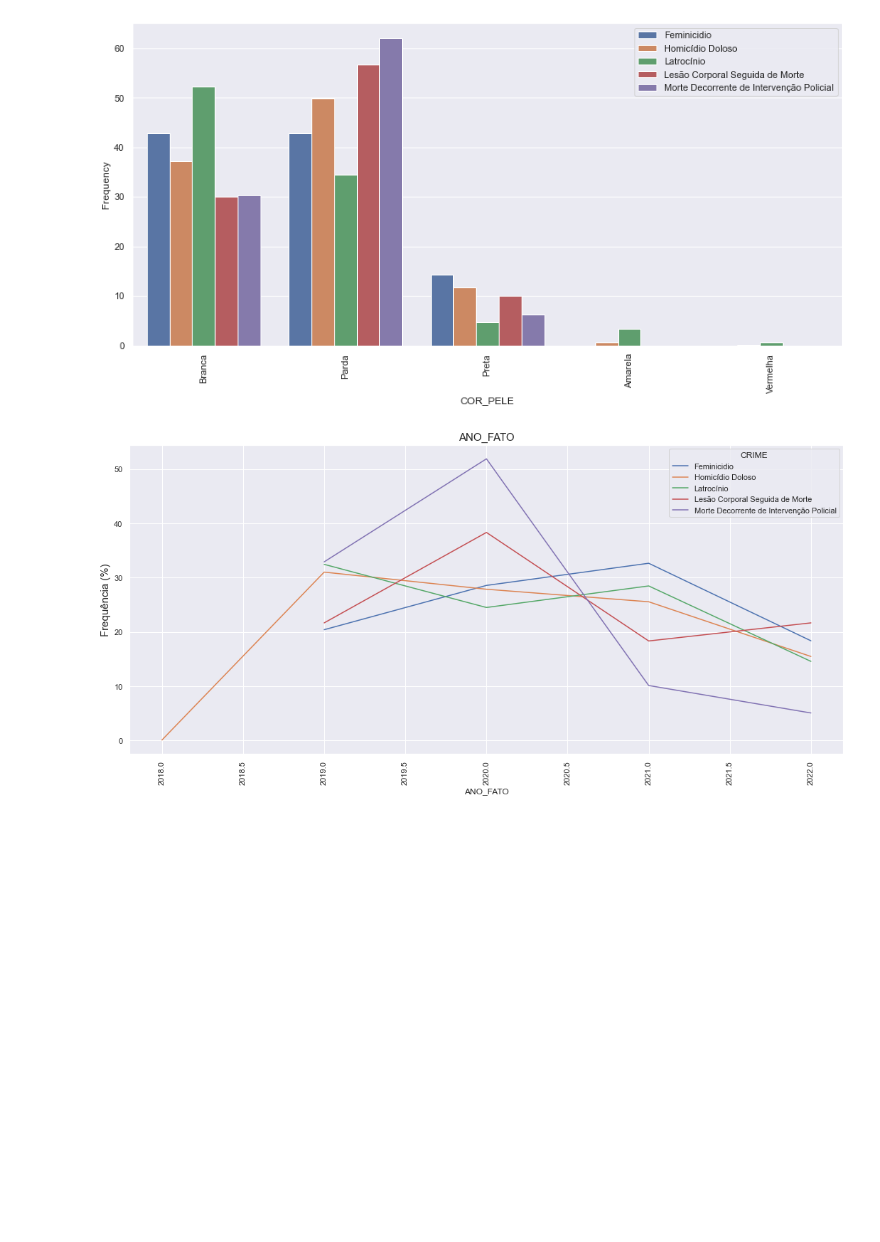
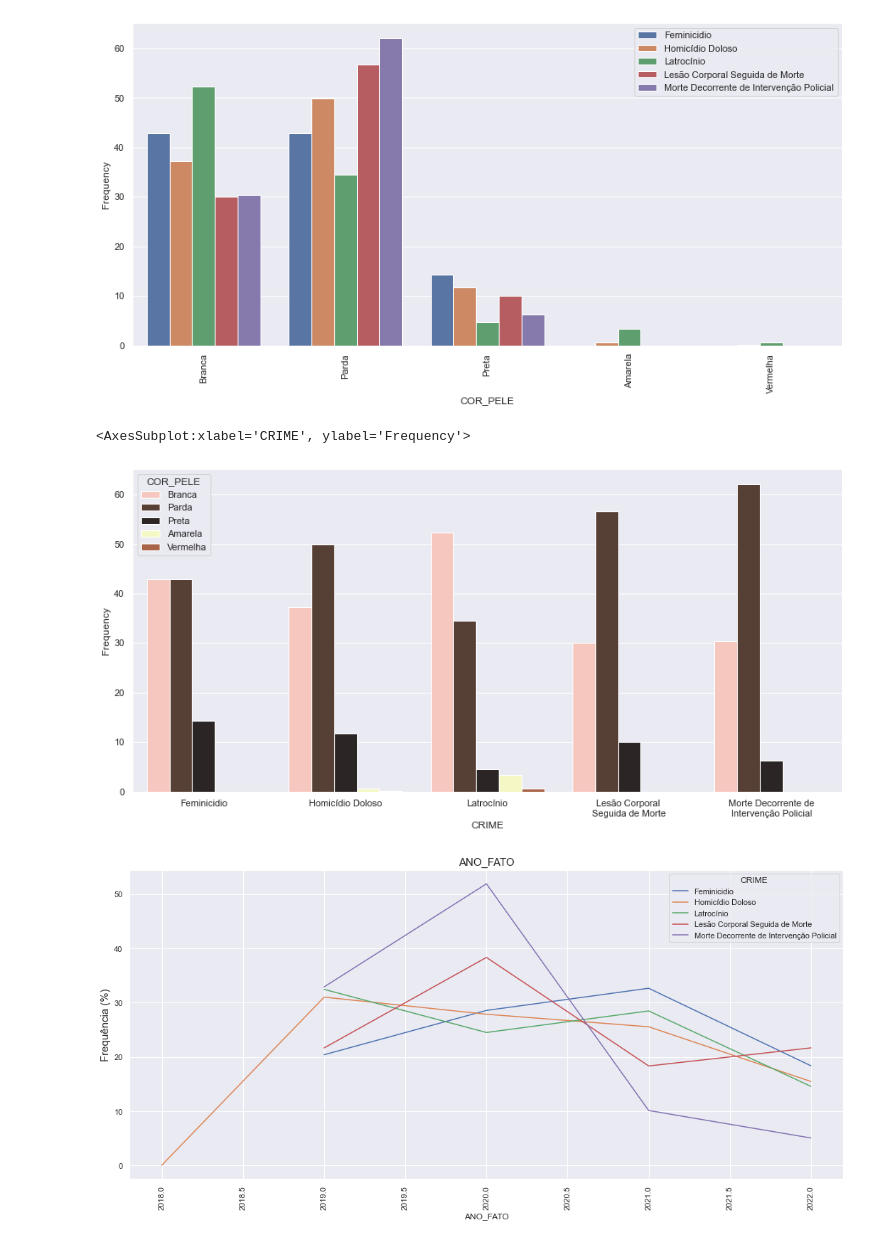
Before and after one commit to LucaNoto/PF_CoderHouse, a Jupyter notebook: Crimes_AnaliseBivariadaLucaNoto.ipynb, the cells around one changed output. Drawn from its saved outputs; the diff is of its cells as text; code cells hidden in the pictures; blank space fills up the shorter version.

```diff
--- a/Crimes_AnaliseBivariadaLucaNoto.ipynb
+++ b/Crimes_AnaliseBivariadaLucaNoto.ipynb
@@ -133,6 +133,19 @@ plt.legend(loc='upper right')
 # %% [output]
 <matplotlib.legend.Legend at 0x...>
 [figure]
+# %%
+variable = 'COR_PELE'
+
+df = generateFrequencyGroupBy('CRIME',variable)
+df2 = df[df[variable]!='Ignorada/Não Informada'].replace({'Lesão Corporal Seguida de Morte':'Lesão Corporal \nSeguida de Morte','Morte Decorrente de Intervenção Policial':'Morte Decorrente de\nIntervenção Policial'})
+
+fig, ax = plt.subplots(figsize=(15,7))
+
+
+sns.barplot(data=df2, x='CRIME', y="Frequency", hue=variable,palette= sns.color_palette(['#FFC1B6','#5C3D2E','#2D2424','#FDFFBC','#B85C38']))
+# %% [output]
+<AxesSubplot:xlabel='CRIME', ylabel='Frequency'>
+[figure, added]
 # %%
 variable = 'ANO_FATO'
 
```
